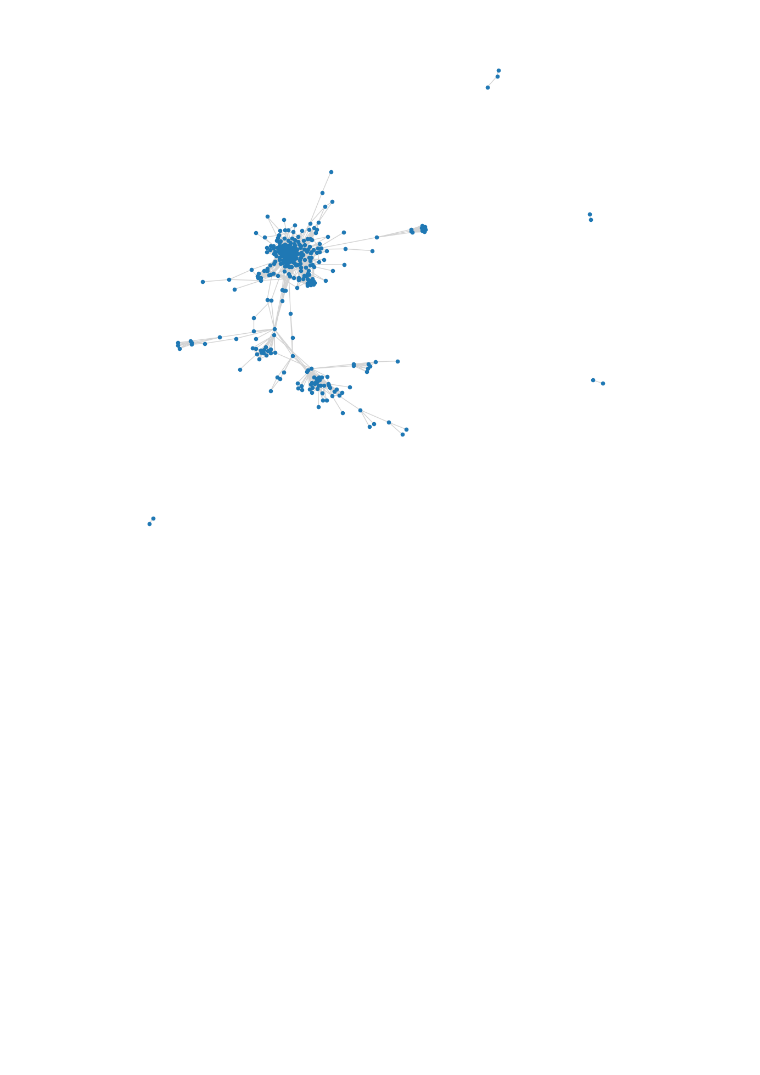
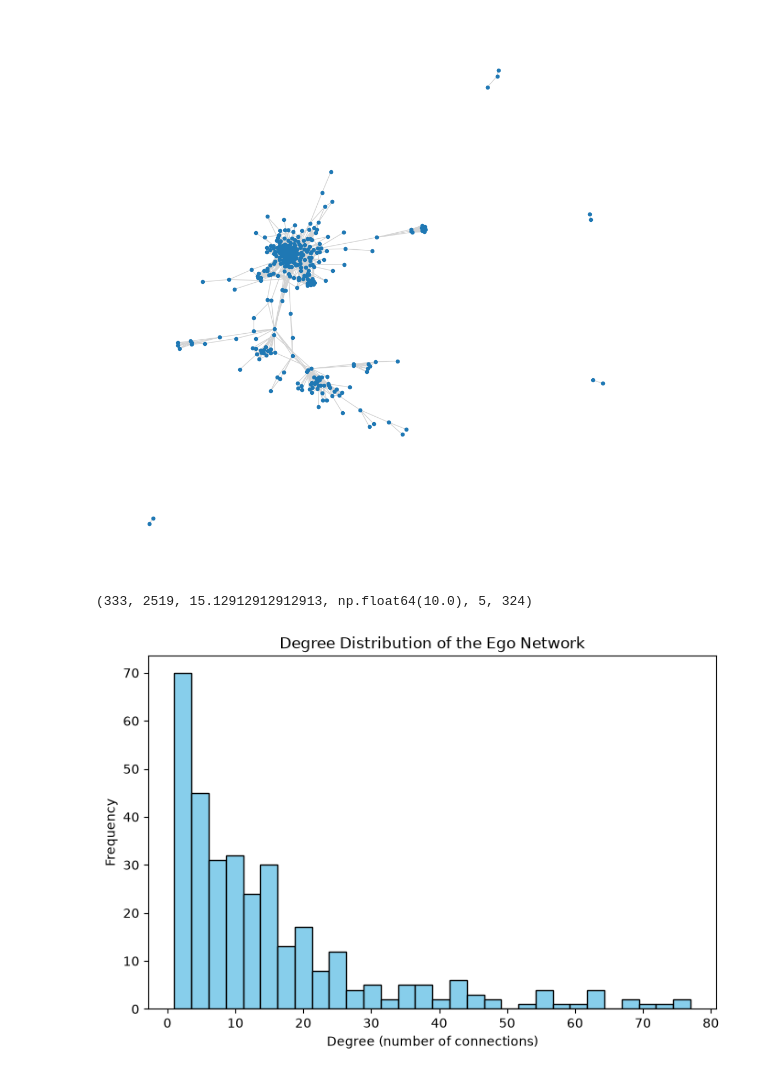
Before and after one commit to missmadam1881-oss/SNA-Tool, a Jupyter notebook: notebooks/01_data_exploration.ipynb, the cells around one changed output. Drawn from its saved outputs; the diff is of its cells as text; code cells hidden in the pictures; blank space fills up the shorter version.

Commit message:
Added descriptive statistics, degree distribution histogram, and centrality analysis

```diff
--- a/notebooks/01_data_exploration.ipynb
+++ b/notebooks/01_data_exploration.ipynb
@@ -105,3 +105,45 @@ plt.show()
 # %% [output]
 Matplotlib is building the font cache; this may take a moment.
 [figure]
+# %%
+# — Descriptive statistics for the ego network
+
+# Number of nodes (unique users)
+num_nodes = G.number_of_nodes()
+
+# Number of edges (friendship connections)
+num_edges = G.number_of_edges()
+
+# Average degree (average number of connections per user)
+avg_degree = sum(dict(G.degree()).values()) / num_nodes
+
+# Median degree
+import numpy as np
+median_degree = np.median(list(dict(G.degree()).values()))
+
+# Degree distribution (list of all degrees)
+degree_values = list(dict(G.degree()).values())
+
+# Number of connected components
+num_components = nx.number_connected_components(G)
+
+# Size of the largest connected component
+largest_component = max(nx.connected_components(G), key=len)
+largest_component_size = len(largest_component)
+
+num_nodes, num_edges, avg_degree, median_degree, num_components, largest_component_size
+# %% [output]
+(333, 2519, 15.12912912912913, np.float64(10.0), 5, 324)
+# %%
+# — Degree distribution histogram
+
+import matplotlib.pyplot as plt
+
+plt.figure(figsize=(8, 5))
+plt.hist(degree_values, bins=30, color="skyblue", edgecolor="black")
+plt.title("Degree Distribution of the Ego Network")
+plt.xlabel("Degree (number of connections)")
+plt.ylabel("Frequency")
+plt.show()
+# %% [output]
+[figure, added]
```
Also changed, not shown: parts of 1 cell of this notebook.
